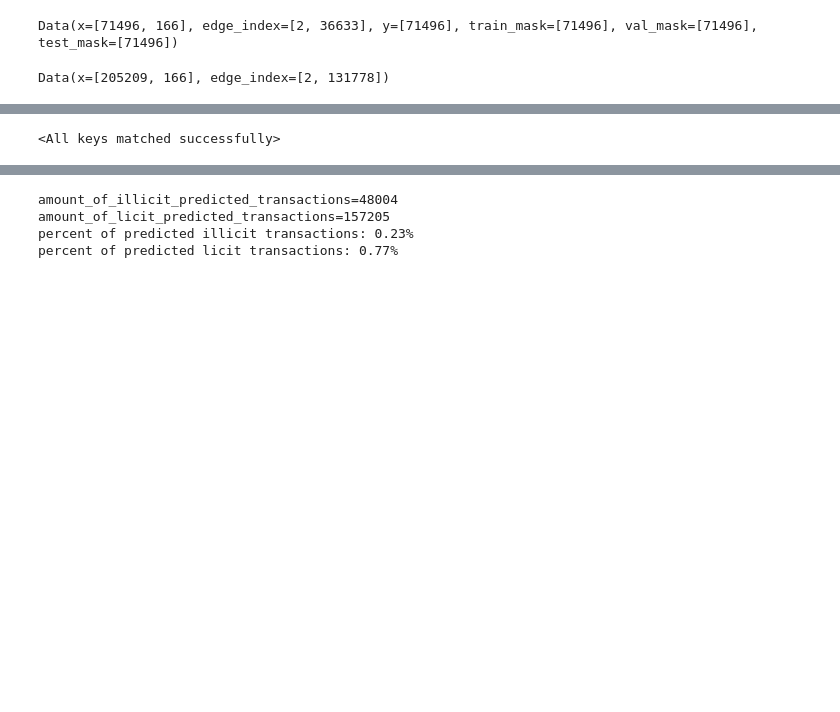
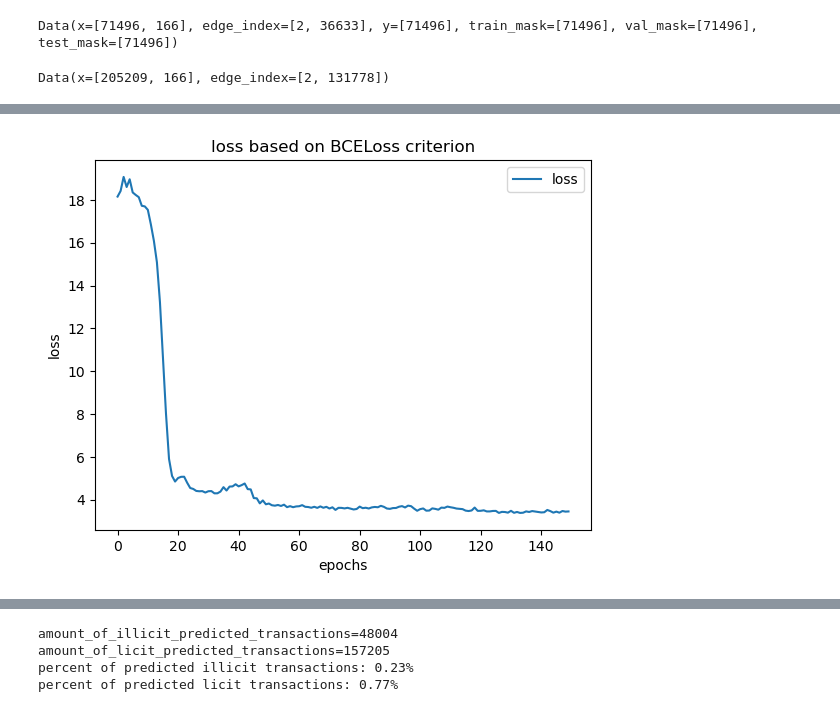
Before and after one commit to codespaghettifier/illicit_transaction_detection, a Jupyter notebook: gnn/GNN_augmented_local_with_masks.ipynb, the cells around one changed output, grey strips where cells are left out. Cells and saved outputs as stored; diff of their text form; code cells hidden in the pictures; blank space fills up the shorter version.

```diff
--- a/gnn/GNN_augmented_local_with_masks.ipynb
+++ b/gnn/GNN_augmented_local_with_masks.ipynb
@@ -281,19 +282,41 @@ scheduler = torch.optim.lr_scheduler.ReduceLROnPlateau(optimizer, 'min')
 criterion = torch.nn.BCELoss()
 # %%
+train_auc_values = list()
+val_auc_values = list()
+loss_values = list()
+train_mse_values = list()
+val_mse_values = list()
+
+epochs_amount = 150
+
 model.train()
-for epoch in range(170):
+for epoch in range(epochs_amount):
     optimizer.zero_grad()
-    out = model(data_in_device.x, data_in_device.edge_index)
+    # out = model(data_in_device.x, data_in_device.edge_index)
+    out = model(data_in_device)
     out = out.reshape((data_in_device.x.shape[0]))
     loss = criterion(out[data_in_device.train_mask], data_in_device.y[data_in_device.train_mask])
-    auc = roc_auc_score(data_in_device.y.detach().cpu().numpy(), out.detach().cpu().numpy()) #[train_idx]
 
-    if epoch%5 == 0:
-        train_auc = roc_auc_score(data_in_device.y[data_in_device.train_mask].detach().cpu().numpy(), out[data_in_device.train_mask].detach().cpu().numpy())
+    with torch.no_grad():
+        loss_values.append(loss.item())
+
+        train_auc = roc_auc_score(data_in_device.y[data_in_device.train_mask].cpu().numpy(), out[data_in_device.train_mask].cpu().numpy())
+        train_auc_values.append(train_auc)
+
         val_auc = roc_auc_score(data_in_device.y[data_in_device.val_mask].detach().cpu().numpy(), out[data_in_device.val_mask].detach().cpu().numpy())
-        print("epoch: {} - loss: {} - train_roc: {} - val_auc: {}".format(epoch, loss.item(), train_auc, val_auc))
+        val_auc_values.append(val_auc)
+
+        train_mean_squared_error_value = metrics.mean_squared_error(data_in_device.y[data_in_device.train_mask].detach().cpu().numpy(), out[data_in_device.train_mask].detach().cpu().numpy())
+        train_mse_values.append(train_mean_squared_error_value)
+
+        val_mean_squared_error_value = metrics.mean_squared_error(data_in_device.y[data_in_device.val_mask].detach().cpu().numpy(), out[data_in_device.val_mask].detach().cpu().numpy())
+        val_mse_values.append(val_mean_squared_error_value)
+
+        if epoch%5 == 0:
+            print("epoch: {} - loss: {} - train_roc: {} - val_auc: {} - train_mse: {} - val_mse - {}".format(epoch, loss.item(), train_auc, val_auc, train_mean_squared_error_value, val_mean_squared_error_value))
     loss.backward()
     optimizer.step()
+    # scheduler.step(loss)
 
 model.eval()
 # %% [output]
@@ -323,4 +347,14 @@ torch.save(model.state_dict(), 'gnn_augmented_model')
 # %%
-model.load_state_dict(torch.load('gnn_augmented_model'))
+# model.load_state_dict(torch.load(model_name))
-# %% [output]
-<All keys matched successfully>
+# %%
+def show_loss(loss_values):
+    plt.plot(range(epochs_amount), loss_values, label='loss')
+    plt.title('loss based on BCELoss criterion')
+    plt.xlabel("epochs")
+    plt.ylabel("loss")
+    plt.legend()
+    plt.show()
+# %%
+show_loss(loss_values)
+# %% [output]
+[figure, added]
```
Also changed, not shown: parts of 26 cells of this notebook, 3 other files.
